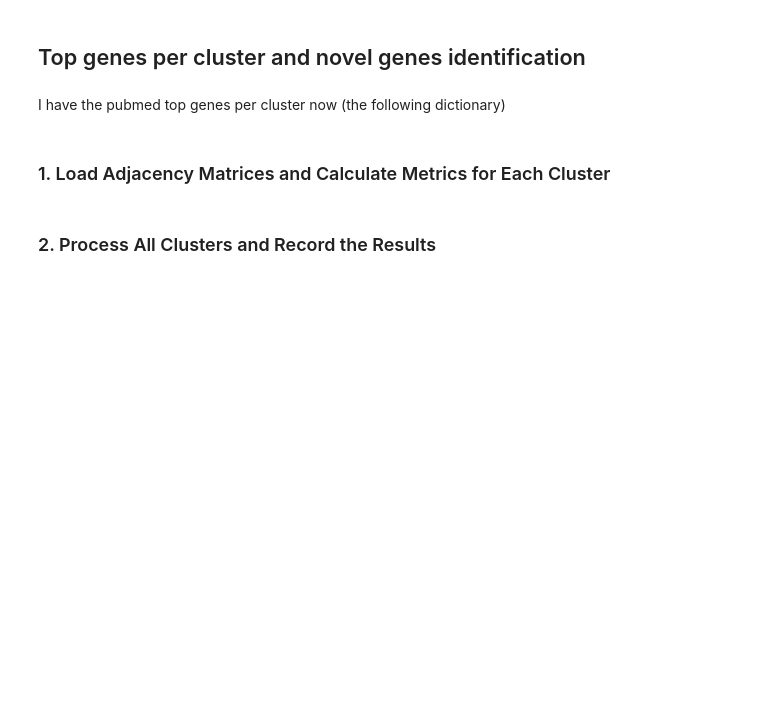
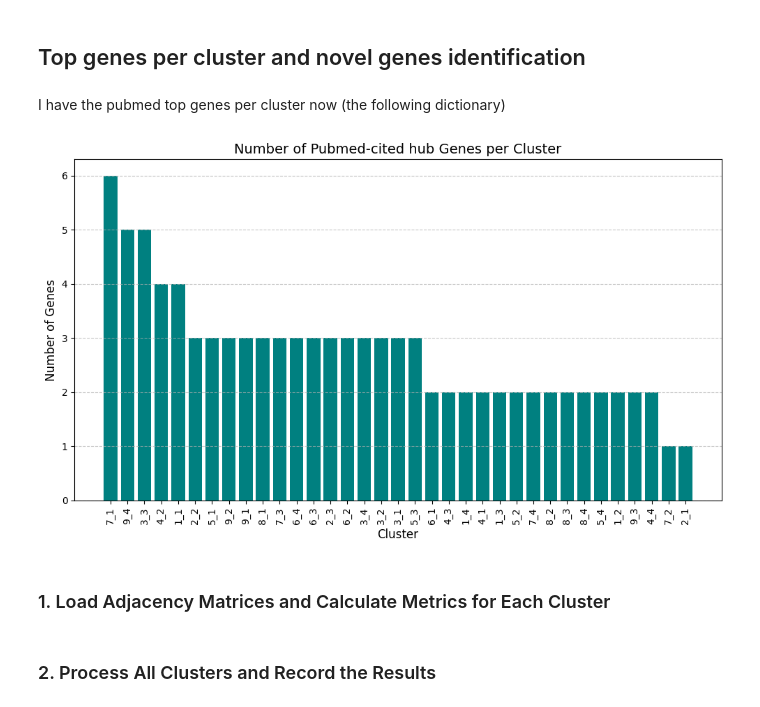
Before and after one commit to mmottaqii/AD-Biomarkers-MultiOmics, a Jupyter notebook: scripts/review_aug_26.ipynb, the cells around one changed output. Drawn from its saved outputs; the diff is of its cells as text; code cells hidden in the pictures; blank space fills up the shorter version.

```diff
--- a/scripts/review_aug_26.ipynb
+++ b/scripts/review_aug_26.ipynb
@@ -3776,4 +3784,38 @@ cluster_hub_genes = {
 }
+# %%
+# Histogram
+
+import matplotlib.pyplot as plt
+import pandas as pd
+
+# Calculate the number of genes per cluster
+gene_counts = {cluster: len(genes) for cluster, genes in cluster_hub_genes.items()}
+
+# Convert the dictionary to a DataFrame for easier manipulation
+df_gene_counts = pd.DataFrame(list(gene_counts.items()), columns=['Cluster', 'Gene_Count'])
+
+# Sort the DataFrame by the number of genes in descending order
+df_gene_counts = df_gene_counts.sort_values(by='Gene_Count', ascending=False)
+
+# Plot the histogram
+plt.figure(figsize=(10, 6))
+plt.bar(df_gene_counts['Cluster'], df_gene_counts['Gene_Count'], color='teal')
+
+# Add labels and title
+plt.xlabel('Cluster', fontsize=12)
+plt.ylabel('Number of Genes', fontsize=12)
+plt.title('Number of Pubmed-cited hub Genes per Cluster', fontsize=14)
+plt.xticks(rotation=90)  # Rotate x-axis labels for readability
+
+# Add gridlines for better readability
+plt.grid(axis='y', linestyle='--', alpha=0.7)
+
+# Show the plot
+plt.tight_layout()  # Adjusts the layout so everything fits
+plt.savefig("/home/vmottaqi/rnaseq_synapse/figures/pubmed_hub_genes_by_cluster_oct8_2024.png", dpi=1000)
+plt.show()
+# %% [output]
+[figure, added]
 # %% [markdown]
 ### 1. Load Adjacency Matrices and Calculate Metrics for Each Cluster
 # %% [markdown]
```
Also changed, not shown: parts of 11 cells of this notebook.
